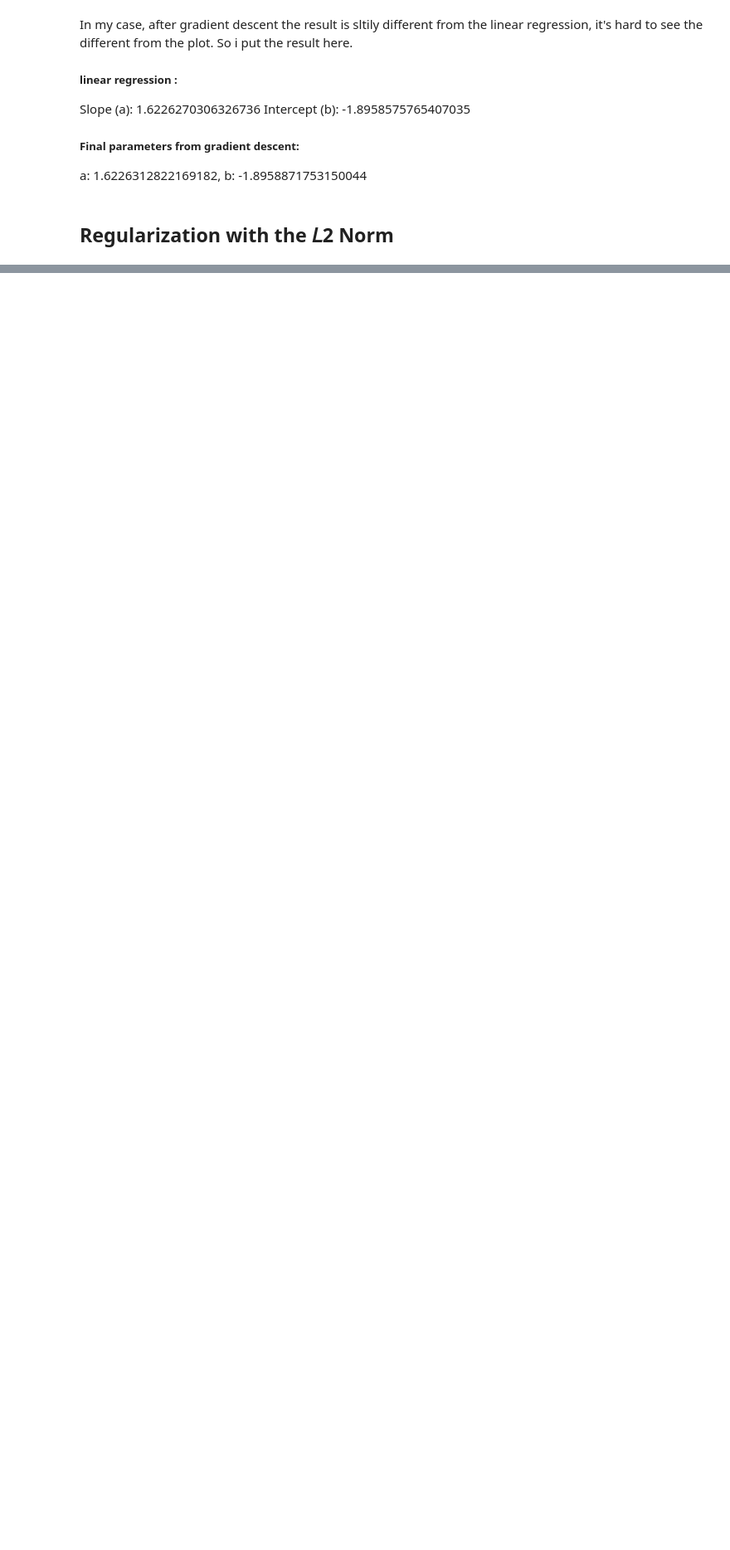
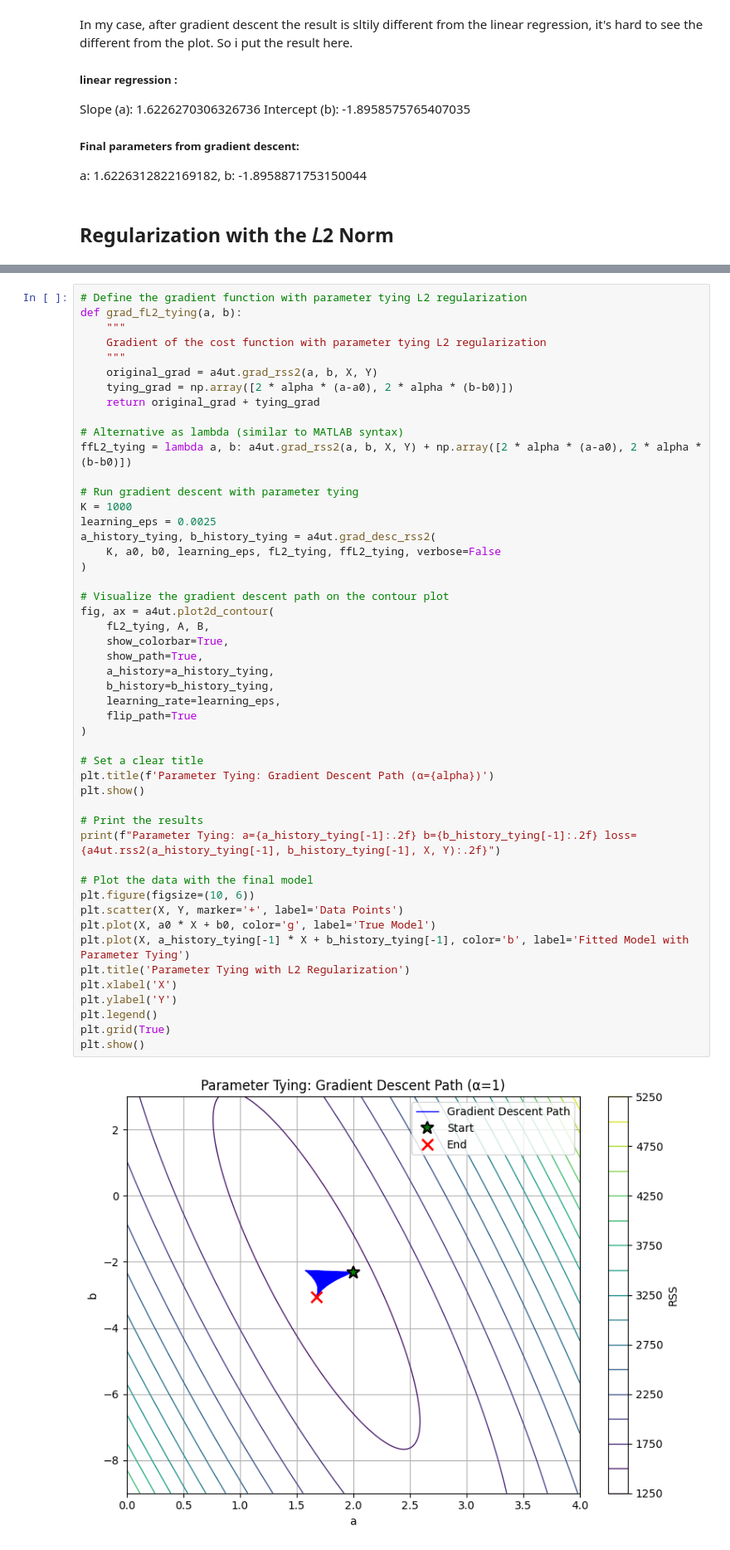
Before and after one commit to rexmolo/DeepLearning, a Jupyter notebook: A4.ipynb, the cells around one changed output, grey strips where cells are left out. Shown at 83% size. Drawn from its saved outputs; the diff is of its cells as text; blank space fills up the shorter version.

```diff
--- a/A4.ipynb
+++ b/A4.ipynb
@@ -217,0 +279,51 @@ plt.show()
+# %%
+# Define the gradient function with parameter tying L2 regularization
+def grad_fL2_tying(a, b):
+    """
+    Gradient of the cost function with parameter tying L2 regularization
+    """
+    original_grad = a4ut.grad_rss2(a, b, X, Y)
+    tying_grad = np.array([2 * alpha * (a-a0), 2 * alpha * (b-b0)])
+    return original_grad + tying_grad
+
+# Alternative as lambda (similar to MATLAB syntax)
+ffL2_tying = lambda a, b: a4ut.grad_rss2(a, b, X, Y) + np.array([2 * alpha * (a-a0), 2 * alpha * (b-b0)])
+
+# Run gradient descent with parameter tying
+K = 1000
+learning_eps = 0.0025
+a_history_tying, b_history_tying = a4ut.grad_desc_rss2(
+    K, a0, b0, learning_eps, fL2_tying, ffL2_tying, verbose=False
+)
+
+# Visualize the gradient descent path on the contour plot
+fig, ax = a4ut.plot2d_contour(
+    fL2_tying, A, B,
+    show_colorbar=True,
+    show_path=True,
+    a_history=a_history_tying,
+    b_history=b_history_tying,
+    learning_rate=learning_eps,
+    flip_path=True
+)
+
+# Set a clear title
+plt.title(f'Parameter Tying: Gradient Descent Path (α={alpha})')
+plt.show()
+
+# Print the results
+print(f"Parameter Tying: a={a_history_tying[-1]:.2f} b={b_history_tying[-1]:.2f} loss={a4ut.rss2(a_history_tying[-1], b_history_tying[-1], X, Y):.2f}")
+
+# Plot the data with the final model
+plt.figure(figsize=(10, 6))
+plt.scatter(X, Y, marker='+', label='Data Points')
+plt.plot(X, a0 * X + b0, color='g', label='True Model')
+plt.plot(X, a_history_tying[-1] * X + b_history_tying[-1], color='b', label='Fitted Model with Parameter Tying')
+plt.title('Parameter Tying with L2 Regularization')
+plt.xlabel('X')
+plt.ylabel('Y')
+plt.legend()
+plt.grid(True)
+plt.show()
+# %% [output]
+[figure, added]
```
Also changed, not shown: parts of 15 cells of this notebook, 1 other file.
